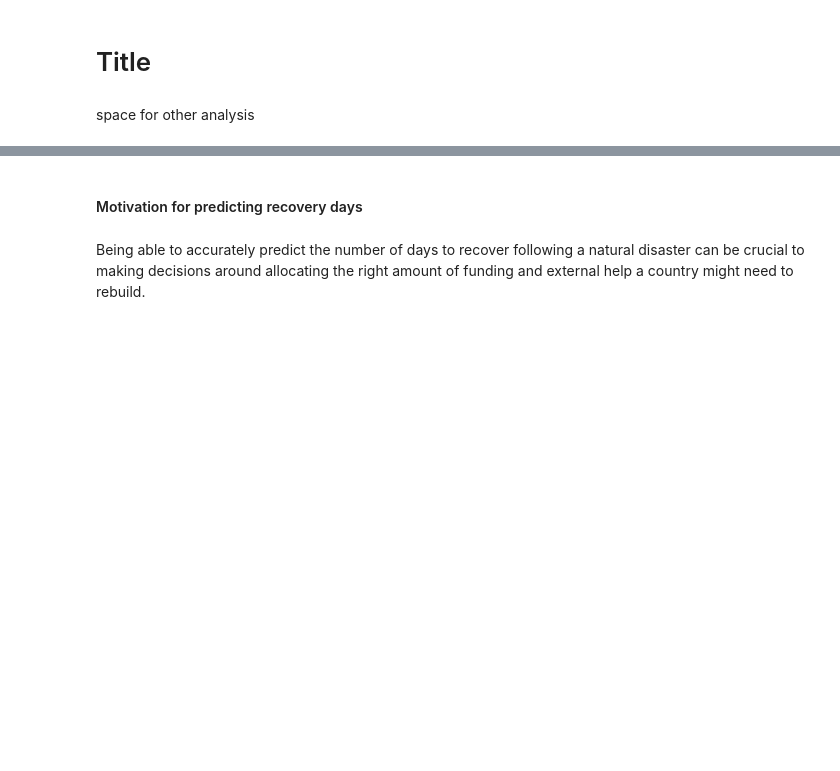
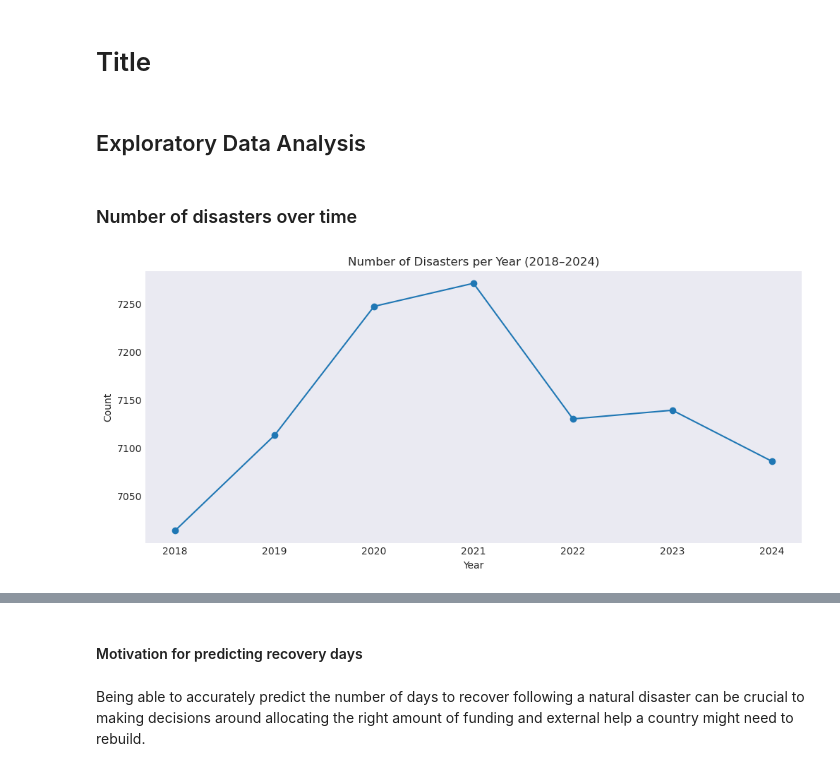
Before and after one commit to UCB-stat-159-f25/ucb-stat-159-f25-classroom-final-final, a Jupyter notebook: main.ipynb, the cells around one changed output, grey strips where cells are left out. Cells and saved outputs as stored; diff of their text form; code cells hidden in the pictures; blank space fills up the shorter version.

Commit message:
added eda and corresponding analysis to main notebook

```diff
--- a/main.ipynb
+++ b/main.ipynb
@@ -3,4 +3,10 @@ from IPython.display import Image
 # %% [markdown]
 # Title
 # %% [markdown]
-space for other analysis
+## Exploratory Data Analysis
+# %% [markdown]
+### Number of disasters over time
+# %%
+Image(filename="figures/disasters_per_year.png")
+# %% [output]
+[figure, added]
```
Also changed, not shown: parts of 18 cells of this notebook.
